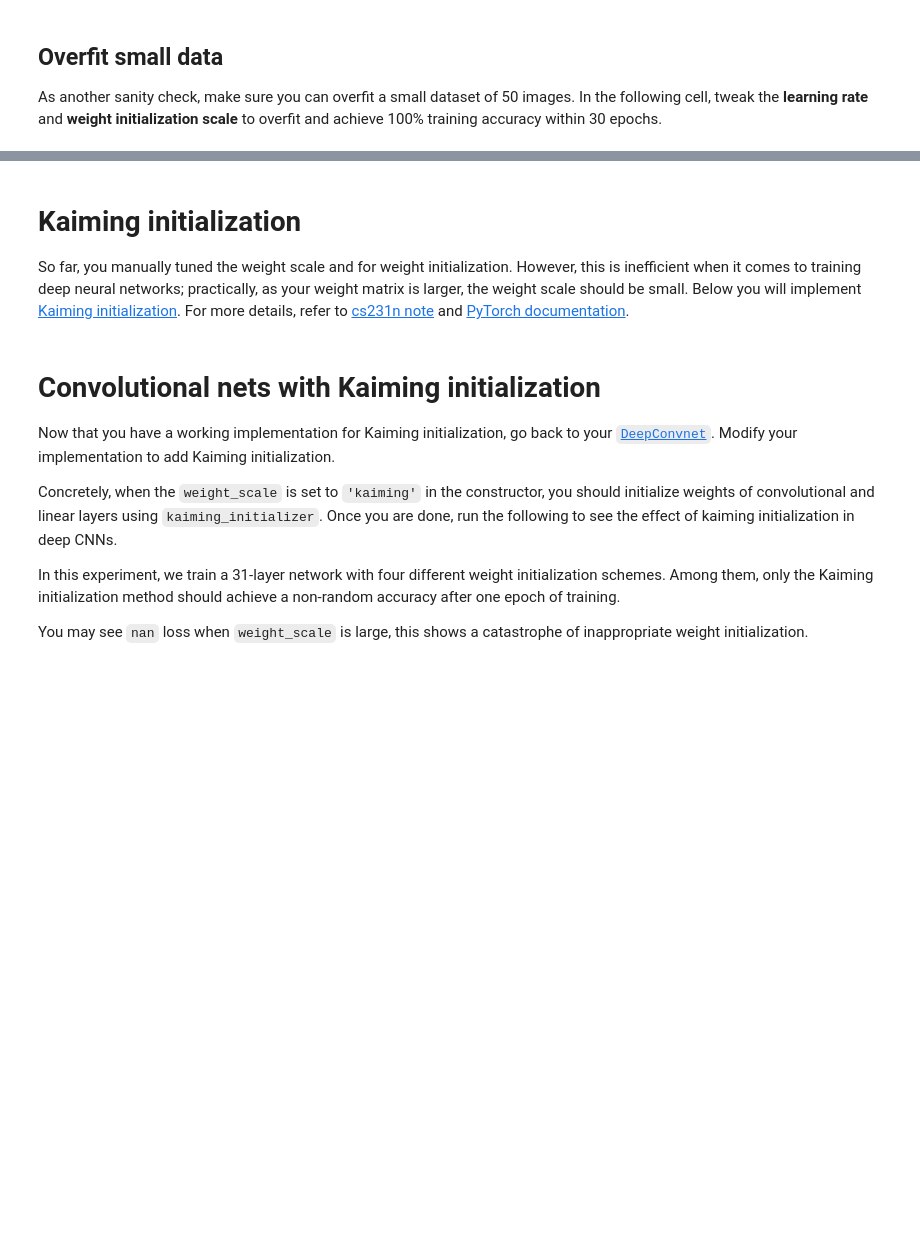
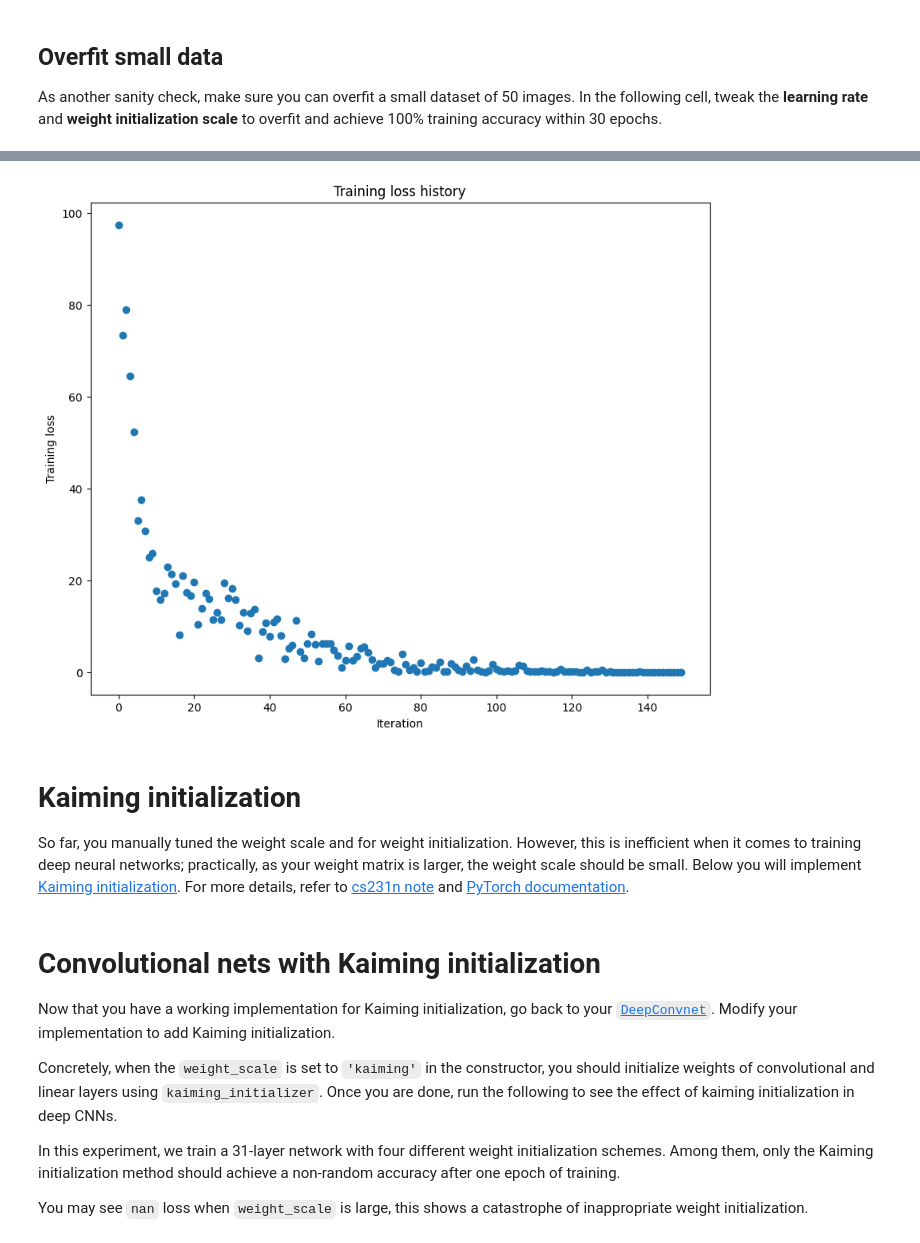
Before and after one commit to linhanwang/CS498-007, a Jupyter notebook: assignment3/convolutional_networks.ipynb, the cells around one changed output, grey strips where cells are left out. Drawn from its saved outputs; the diff is of its cells as text; code cells hidden in the pictures; blank space fills up the shorter version.

```diff
--- a/assignment3/convolutional_networks.ipynb
+++ b/assignment3/convolutional_networks.ipynb
@@ -876,7 +876,18 @@ class ThreeLayerConvNet(object):
     # the start of the loss() function to see how that happens.                #
     ############################################################################
     # Replace "pass" statement with your code
-    pass
+    F = num_filters
+    C, H, W = input_dims
+    HH = WW = filter_size
+    self.params['W1'] = weight_scale * torch.randn(size=(F, C, HH, WW), dtype=dtype, device=device)
+    self.params['b1'] = torch.zeros(size=(F,), dtype=dtype, device=device)
+
+    D = F * (H // 2) * (W // 2)
+    self.params['W2'] = weight_scale * torch.randn(size=(D, hidden_dim), dtype=dtype, device=device)
+    self.params['b2'] = torch.zeros(size=(hidden_dim,), dtype=dtype, device=device)
+
+    self.params['W3'] = weight_scale * torch.randn(size=(hidden_dim, num_classes), dtype=dtype, device=device)
+    self.params['b3'] = torch.zeros(size=(num_classes,), dtype=dtype, device=device)
     ############################################################################
     #                             END OF YOUR CODE                             #
     ############################################################################
@@ -909,7 +920,9 @@ class ThreeLayerConvNet(object):
     # Remember you can use the functions defined in your implementation above. #
     ############################################################################
     # Replace "pass" statement with your code
-    pass
+    conv, crp_cache = Conv_ReLU_Pool.forward(X, W1, b1, conv_param, pool_param)
+    h, lr_cache = Linear_ReLU.forward(conv, W2, b2)
+    scores, l_cache = Linear.forward(h, W3, b3)
     ############################################################################
     #                             END OF YOUR CODE                             #
     ############################################################################
@@ -929,7 +942,17 @@ class ThreeLayerConvNet(object):
     # a factor of 0.5                                                          #
     ############################################################################
     # Replace "pass" statement with your code
-    pass
+    loss, dscores = softmax_loss(scores, y)
+    loss += self.reg * (torch.sum(self.params['W1'] ** 2) + torch.sum(self.params['W2'] ** 2) + torch.sum(self.params['W3'] ** 2))
+    dh, dw3, db3 = Linear.backward(dscores, l_cache)
+    dconv, dw2, db2 = Linear_ReLU.backward(dh, lr_cache)
+    _, dw1, db1 = Conv_ReLU_Pool.backward(dconv, crp_cache)
+    grads['W1'] = dw1 + 2 * self.reg * self.params['W1']
+    grads['W2'] = dw2 + 2 * self.reg * self.params['W2']
+    grads['W3'] = dw3 + 2 * self.reg * self.params['W3']
+    grads['b1'] = db1
+    grads['b2'] = db2
+    grads['b3'] = db3
     ############################################################################
     #                             END OF YOUR CODE                             #
     ############################################################################
@@ -1025,7 +1079,7 @@ By training the three-layer convolutional network for one epoch, you should achi
 fix_random_seed(0)
 
 model = ThreeLayerConvNet(weight_scale=0.001, hidden_dim=500, reg=0.001, dtype=torch.float, device='cuda')
-
+data_dict = get_CIFAR10_data(visualize=False, cuda=True)
 solver = Solver(model, data_dict,
                 num_epochs=1, batch_size=64,
                 update_rule=adam,
@@ -1282,7 +1440,8 @@ learning_rate = 1e-5  # Experiment with this!
 # training accuracy within 30 epochs.                                      #
 ############################################################################
 # Replace "pass" statement with your code
-pass
+weight_scale = 3e-1
+learning_rate = 8e-4
 ############################################################################
 #                             END OF YOUR CODE                             #
 ############################################################################
@@ -1305,3 +1464,4 @@ plt.title('Training loss history')
 plt.xlabel('Iteration')
 plt.ylabel('Training loss')
 plt.show()
+# %% [output]
@@ -1308,3 +1485,4 @@ plt.show()
+[figure, added]
 # %% [markdown]
 # Kaiming initialization
 So far, you manually tuned the weight scale and for weight initialization.
```
Also changed, not shown: parts of 38 cells of this notebook.
